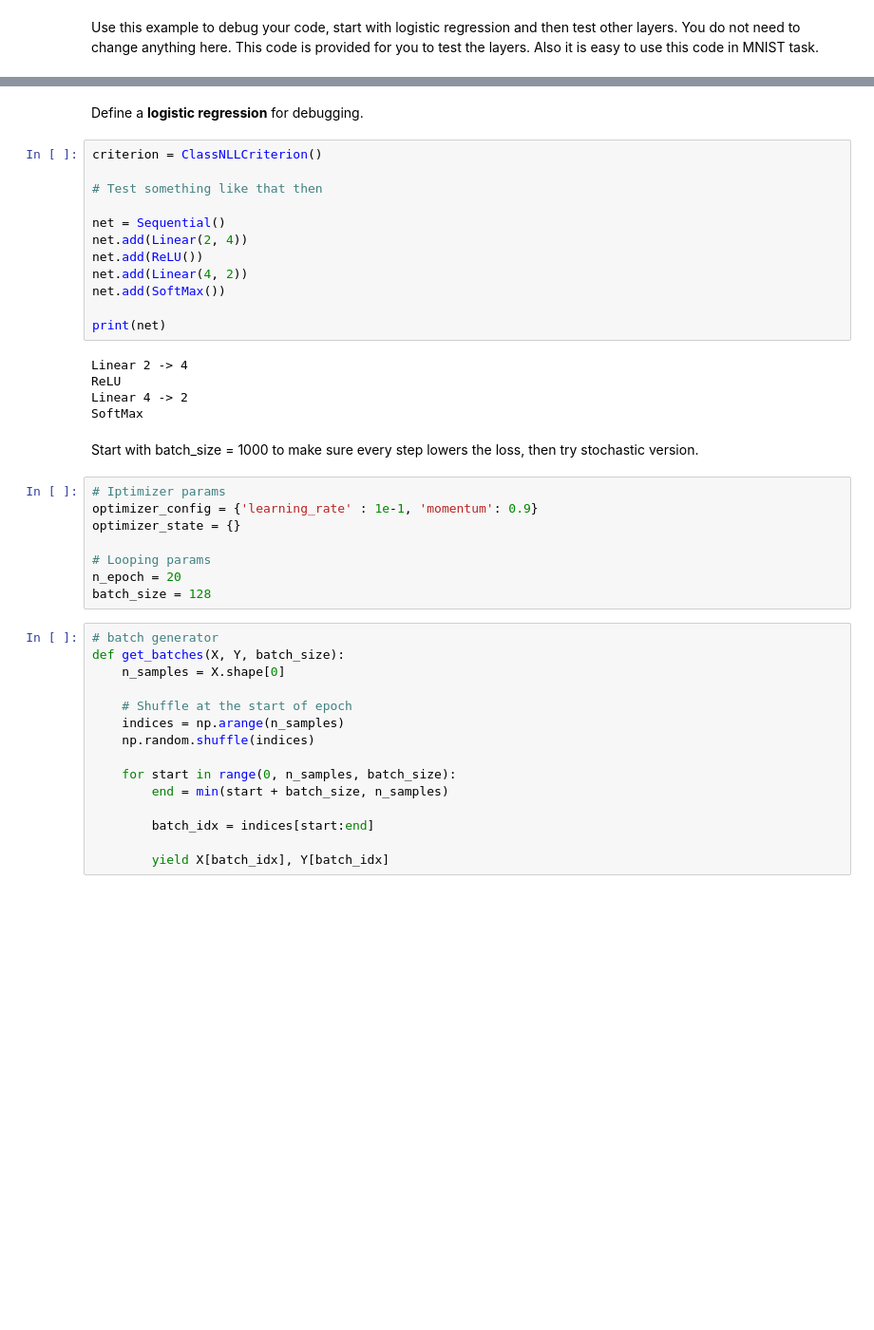
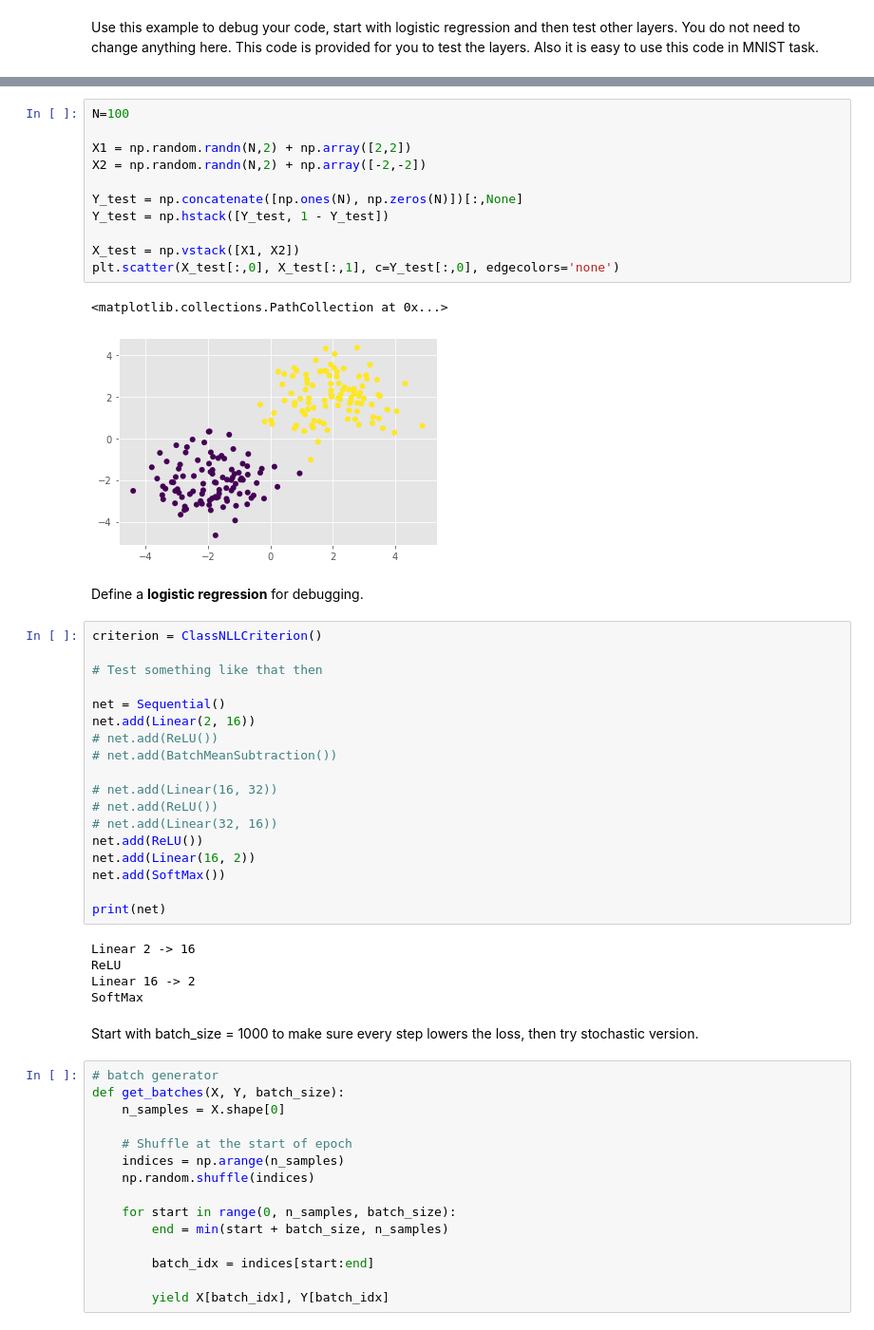
Before and after one commit to gayanechilingar/ACA_DL, a Jupyter notebook: Session0/assignment2_main.ipynb, the cells around one changed output, grey strips where cells are left out. Shown at 95% size. Saved outputs shown, nothing was run; the diff lists cells and outputs as text; blank space fills up the shorter version.

```diff
--- a/Session0/assignment2_main.ipynb
+++ b/Session0/assignment2_main.ipynb
@@ -104,3 +104,17 @@ plt.scatter(X[:,0], X[:,1], c=Y[:,0], edgecolors='none')
+# %%
+N=100
+
+X1 = np.random.randn(N,2) + np.array([2,2])
+X2 = np.random.randn(N,2) + np.array([-2,-2])
+
+Y_test = np.concatenate([np.ones(N), np.zeros(N)])[:,None]
+Y_test = np.hstack([Y_test, 1 - Y_test])
+
+X_test = np.vstack([X1, X2])
+plt.scatter(X_test[:,0], X_test[:,1], c=Y_test[:,0], edgecolors='none')
+# %% [output]
+<matplotlib.collections.PathCollection at 0x...>
+[figure, added]
 # %% [markdown]
 Define a **logistic regression** for debugging.
 # %%
@@ -109,27 +123,25 @@ criterion = ClassNLLCriterion()
 # Test something like that then
 
 net = Sequential()
-net.add(Linear(2, 4))
+net.add(Linear(2, 16))
+# net.add(ReLU())
+# net.add(BatchMeanSubtraction())
+
+# net.add(Linear(16, 32))
+# net.add(ReLU())
+# net.add(Linear(32, 16))
 net.add(ReLU())
-net.add(Linear(4, 2))
+net.add(Linear(16, 2))
 net.add(SoftMax())
 
 print(net)
 # %% [output]
-Linear 2 -> 4
+Linear 2 -> 16
 ReLU
-Linear 4 -> 2
+Linear 16 -> 2
 SoftMax
 # %% [markdown]
 Start with batch_size = 1000 to make sure every step lowers the loss, then try stochastic version.
-# %%
-# Iptimizer params
-optimizer_config = {'learning_rate' : 1e-1, 'momentum': 0.9}
-optimizer_state = {}
-
-# Looping params
-n_epoch = 20
-batch_size = 128
 # %%
 # batch generator
 def get_batches(X, Y, batch_size):
```
Also changed, not shown: parts of 40 cells of this notebook.
